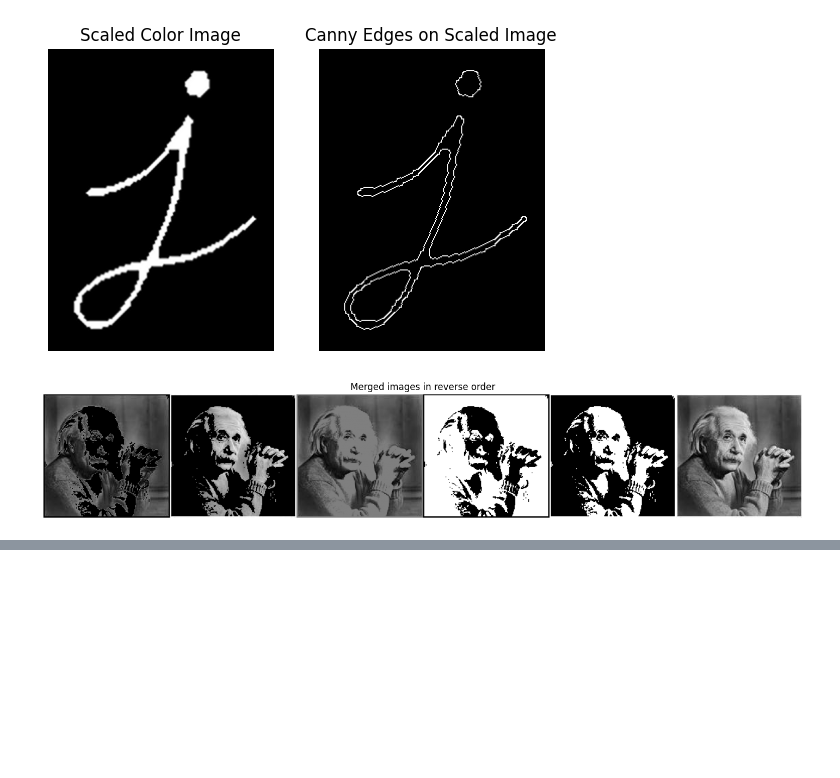
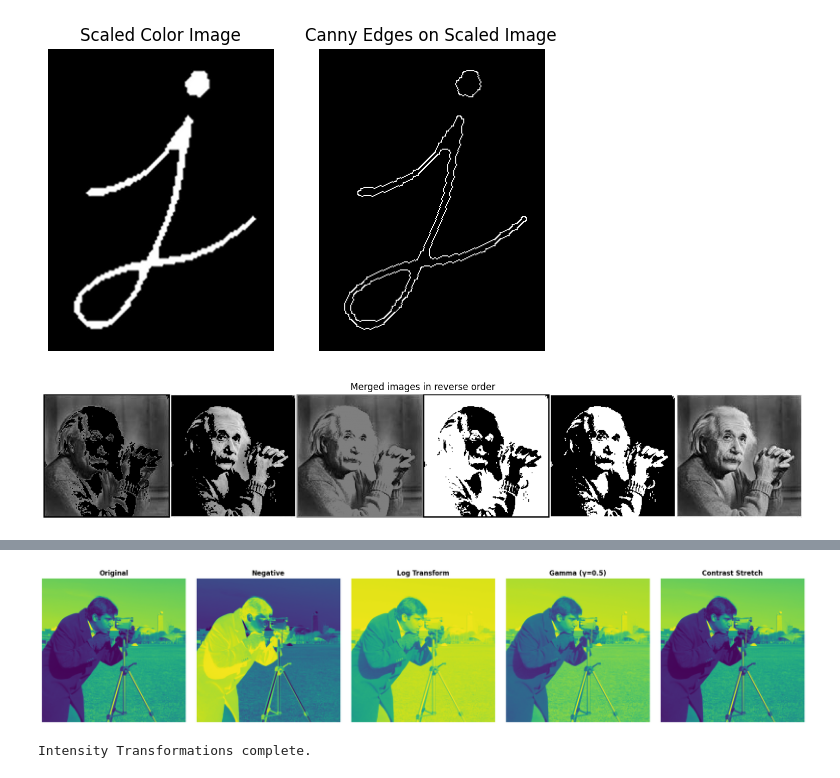
Before and after one commit to mritunjay90/IPPRLAB, a Jupyter notebook: lab2/lab2.ipynb, the cells around one changed output, grey strips where cells are left out. Saved outputs shown, nothing was run; the diff lists cells and outputs as text; code cells hidden in the pictures; blank space fills up the shorter version.

```diff
--- a/lab2/lab2.ipynb
+++ b/lab2/lab2.ipynb
@@ -80,0 +131,51 @@ plt.show()
+# %%
+def intensity_transformations(img):
+
+    img = img.astype(np.float64)
+    L = 256   # gray levels
+
+    # 1. Image Negative
+    negative = L - 1 - img
+
+    # 2. Log Transformation
+    # s = c * log(1 + r)
+    c = (L - 1) / np.log(1 + np.max(img))
+    log_img = c * np.log(1 + img)
+
+    # 3. Power-Law (Gamma) Transformation
+    # s = c * r^gamma
+    gamma = 0.5   # <1 brightens, >1 darkens
+    c = 1.0
+
+    gamma_img = c * np.power(img / 255.0, gamma) * 255
+
+    # 4. Contrast Stretching
+    r_min, r_max = img.min(), img.max()
+
+    contrast = (img - r_min) / (r_max - r_min) * 255
+
+    images = [
+        img.astype(np.uint8),
+        negative.astype(np.uint8),
+        log_img.astype(np.uint8),
+        gamma_img.astype(np.uint8),
+        contrast.astype(np.uint8)
+    ]
+
+    titles = [
+        'Original',
+        'Negative',
+        'Log Transform',
+        f'Gamma (γ={gamma})',
+        'Contrast Stretch'
+    ]
+
+    show(images, titles, figsize=(20, 4))
+
+    print("Intensity Transformations complete.")
+
+# Call function
+intensity_transformations(img_gray)
+# %% [output]
+[figure, added]
+Intensity Transformations complete.
```
Also changed, not shown: parts of 1 cell of this notebook.
